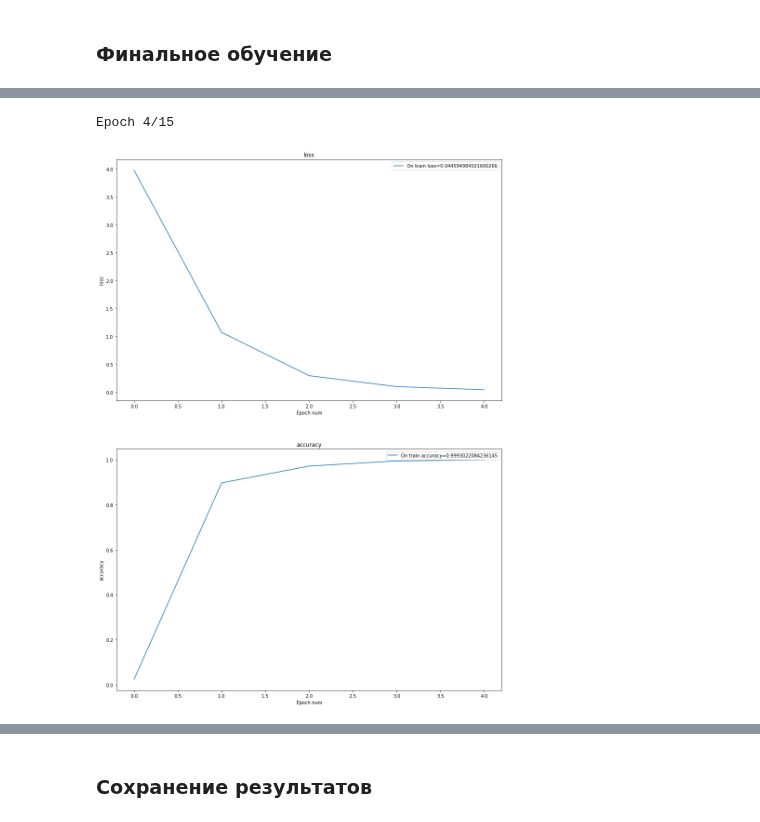
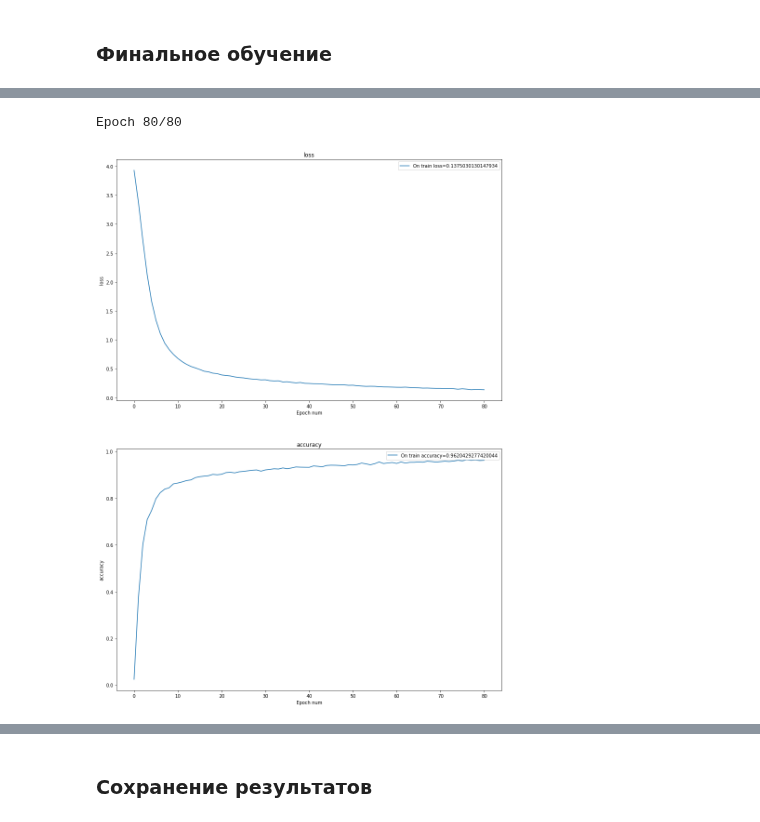
Before and after one commit to alex-kozinov/courses, a Jupyter notebook: mipt-ml-beginning/labs/03_dl/Lab3_DL_parts_4_and_5_optional.ipynb, the cells around one changed output, grey strips where cells are left out. Saved outputs shown, nothing was run; the diff lists cells and outputs as text; code cells hidden in the pictures.

```diff
--- a/mipt-ml-beginning/labs/03_dl/Lab3_DL_parts_4_and_5_optional.ipynb
+++ b/mipt-ml-beginning/labs/03_dl/Lab3_DL_parts_4_and_5_optional.ipynb
@@ -816,11 +824,11 @@ Wall time: 1h 23min 53s
 # %%
 %%time
-resnet50 = get_resnet50(50).to(device)
-resnet50_lm = LearningModel(resnet50, 'ResNet50')
+resnet50_fixed = get_resnet50_fixed(50).to(device)
+resnet50_fixed_lm = LearningModel(resnet50_fixed, 'ResNet50')
 dataloaders = {
     'train' : full_train_loader
 }
-resnet50_lm.fit(dataloaders, n_epoch=15)
+resnet50_fixed_lm.fit(dataloaders, n_epoch=80)
 # %% [output]
-Epoch 4/15
+Epoch 80/80
-[figure, old version]
+[figure, new version]
```
Also changed, not shown: parts of 6 cells of this notebook.
